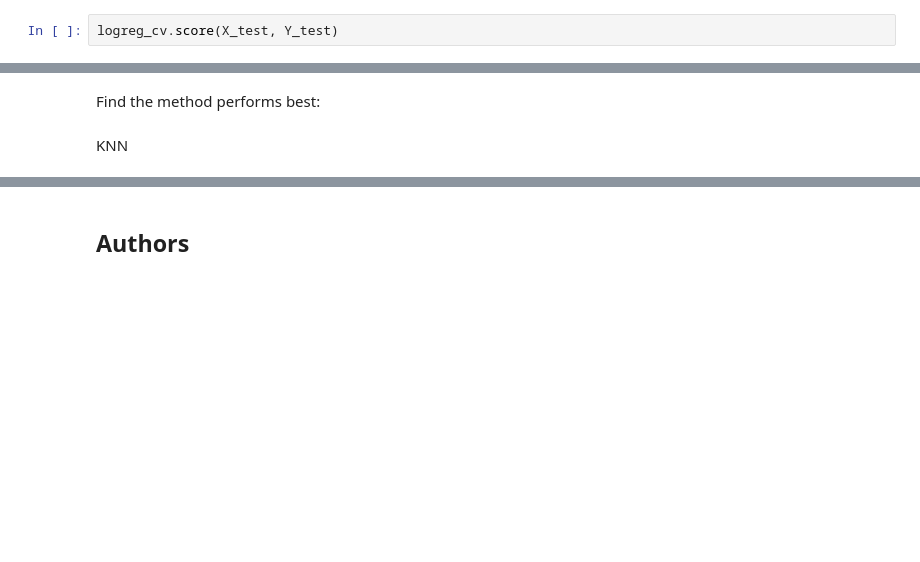
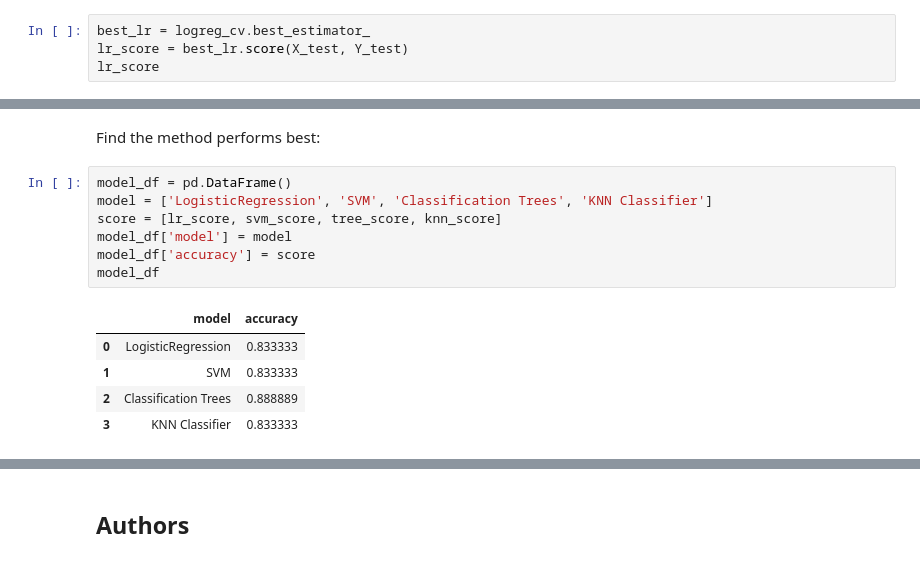
Before and after one commit to kohei-s/space_y_project, a Jupyter notebook: Machine Learning Prediction.ipynb, the cells around one changed output, grey strips where cells are left out. Drawn from its saved outputs; the diff is of its cells as text; blank space fills up the shorter version.

```diff
--- a/Machine Learning Prediction.ipynb
+++ b/Machine Learning Prediction.ipynb
@@ -206,7 +205,9 @@ accuracy : 0.8464285714285713
 # %% [markdown]
 Calculate the accuracy on the test data using the method <code>score</code>:
 # %%
-logreg_cv.score(X_test, Y_test)
+best_lr = logreg_cv.best_estimator_
+lr_score = best_lr.score(X_test, Y_test)
+lr_score
 # %% [output]
 0.8333333333333334
 # %% [markdown]
@@ -359,5 +353,16 @@ plot_confusion_matrix(Y_test,yhat)
 ## TASK  12
 # %% [markdown]
 Find the method performs best:
-# %% [markdown]
-KNN
+# %%
+model_df = pd.DataFrame()
+model = ['LogisticRegression', 'SVM', 'Classification Trees', 'KNN Classifier']
+score = [lr_score, svm_score, tree_score, knn_score]
+model_df['model'] = model
+model_df['accuracy'] = score
+model_df
+# %% [output]
+|  | model | accuracy |
+| 0 | LogisticRegression | 0.833333 |
+| 1 | SVM | 0.833333 |
+| 2 | Classification Trees | 0.888889 |
+| 3 | KNN Classifier | 0.833333 |
```
Also changed, not shown: parts of 12 cells of this notebook.
